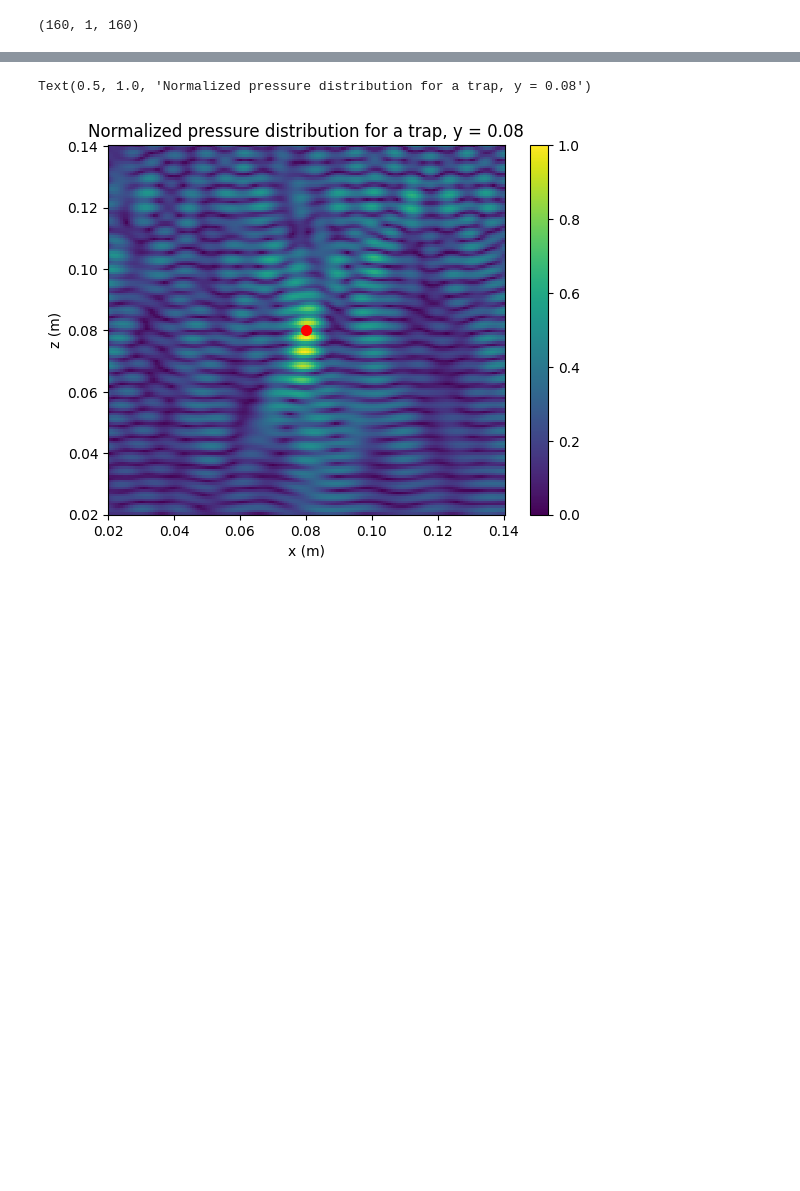
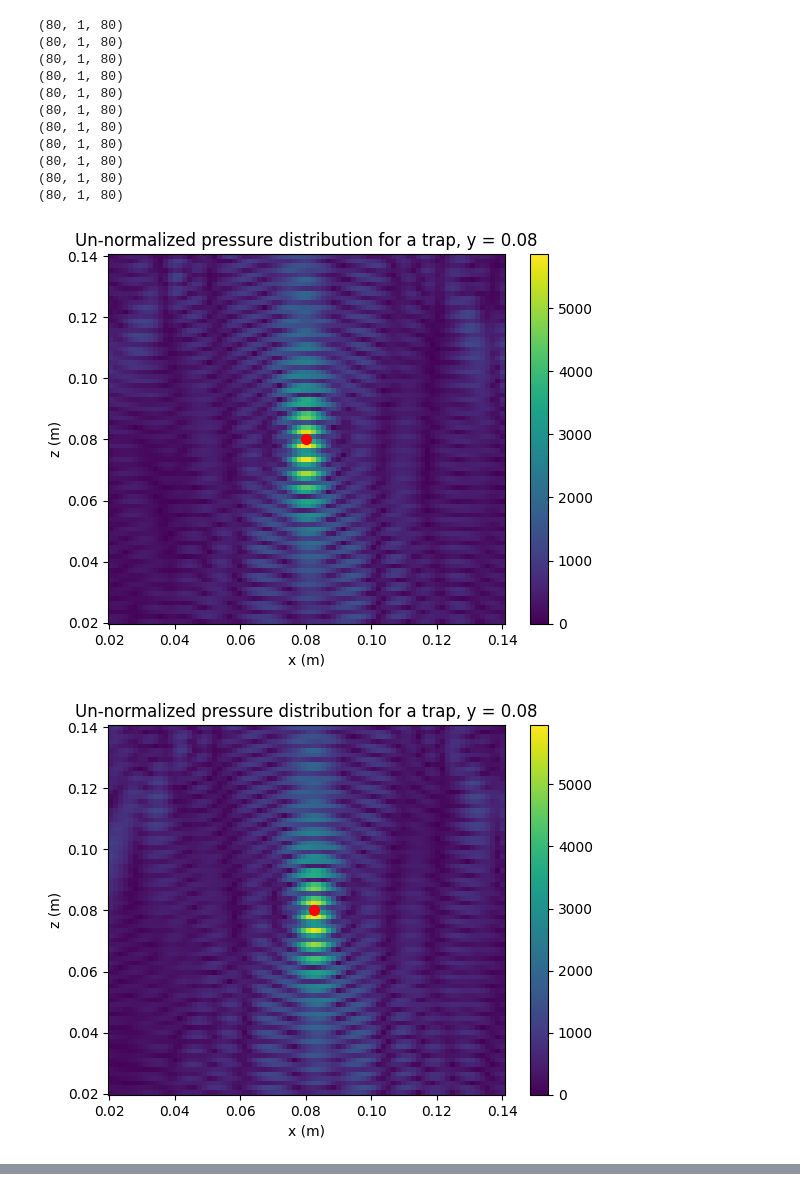
Before and after one commit to howard-2718/hat-pressure-field-sim, a Jupyter notebook: python/plot.ipynb, the cells around one changed output, grey strips where cells are left out. Cells and saved outputs as stored; diff of their text form; code cells hidden in the pictures; blank space fills up the shorter version.

Commit message:
Rudimentary time evolution to pressure field simulation

```diff
--- a/python/plot.ipynb
+++ b/python/plot.ipynb
@@ -13,10 +13,35 @@ print(len(field))
 # %%
-F = np.array(field)
+for (index, subfield) in enumerate(field):
+    F = np.array(subfield)
 
-F = F[:, :, :, 0] + 1j * F[:, :, :, 1]
-norm = np.abs(F)/np.max(np.abs(F))
-phase = np.angle(F)
+    F = F[:, :, :, 0] + 1j * F[:, :, :, 1]
+    # norm = np.abs(F)/np.max(np.abs(F))
+    norm = np.abs(F)
+    phase = np.angle(F)
 
-print(F.shape)
+    print(F.shape)
+
+    N = F.shape[0]  # This won't always be the case.
+
+    plt.figure()
+
+    mesh = plt.pcolormesh(np.linspace(0.020375, 0.14000028, N), np.linspace(0.020375, 0.14000028, N), norm[:, 0, :].swapaxes(0, 1), vmax=np.max(norm[:, 0, :]), vmin=0)
+    plt.scatter(0.08+index*0.0025, 0.08, 50, c='r', marker='o')
+    plt.colorbar(mesh)
+    plt.xlabel("x (m)")
+    plt.ylabel("z (m)")
+    plt.title(f"Un-normalized pressure distribution for a trap, y = 0.08")
 # %% [output]
-(160, 1, 160)
+(80, 1, 80)
+(80, 1, 80)
+(80, 1, 80)
+(80, 1, 80)
+(80, 1, 80)
+(80, 1, 80)
+(80, 1, 80)
+(80, 1, 80)
+(80, 1, 80)
+(80, 1, 80)
+(80, 1, 80)
+[figure, added]
+[figure, added]
@@ -23,12 +56,0 @@ print(F.shape)
-# %%
-N = 160
-
-plt.pcolormesh(np.linspace(0.020375, 0.14000028, N), np.linspace(0.020375, 0.14000028, N), norm[:, 0, :].swapaxes(0, 1))
-plt.scatter(0.08, 0.08, 50, c='r', marker='o')
-plt.colorbar()
-plt.xlabel("x (m)")
-plt.ylabel("z (m)")
-plt.title(f"Normalized pressure distribution for a trap, y = 0.08")
-# %% [output]
-Text(0.5, 1.0, 'Normalized pressure distribution for a trap, y = 0.08')
-[figure, removed]
```
Also changed, not shown: parts of 2 cells of this notebook, 5 other files.
